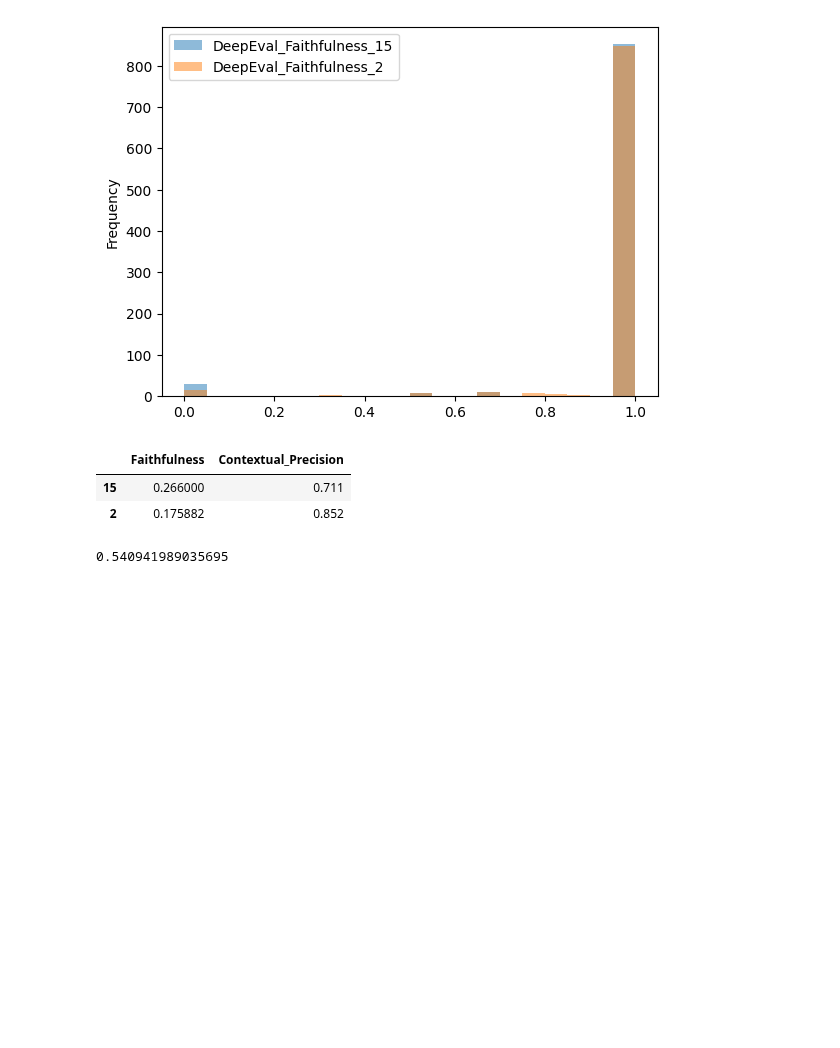
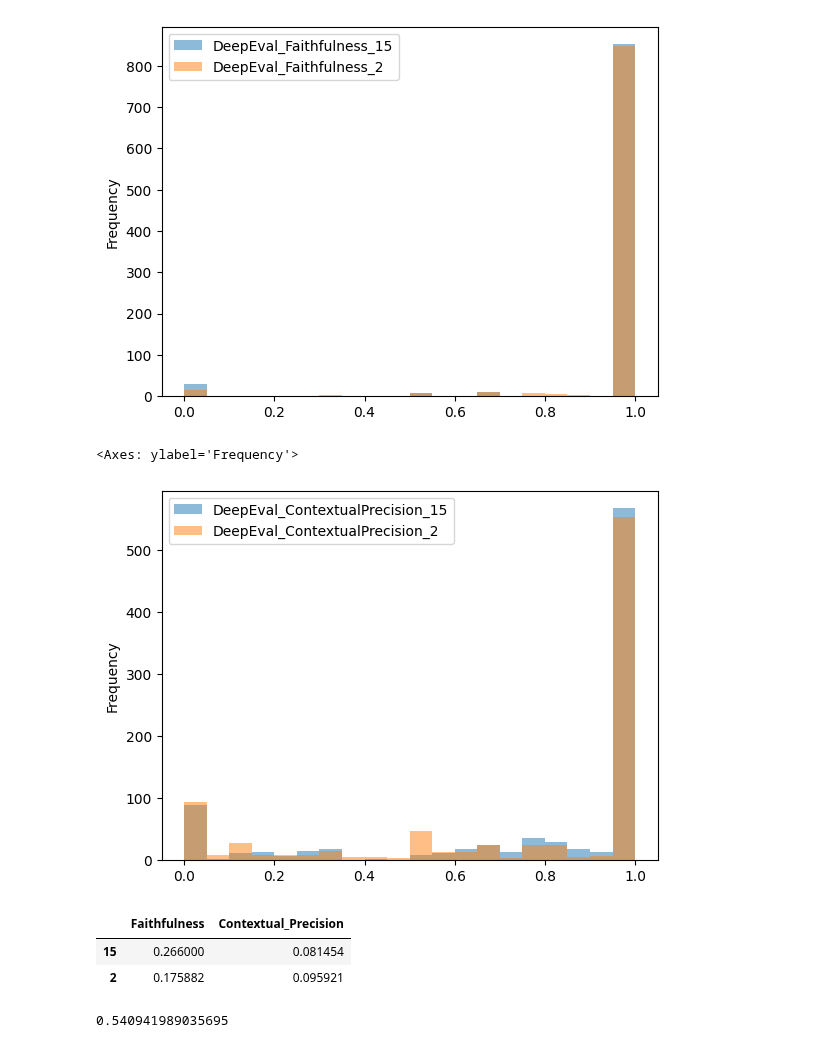
Before and after one commit to sr231/RAG-Evaluations, a Jupyter notebook: Results_Comparison.ipynb, the cells around one changed output. Cells and saved outputs as stored; diff of their text form; code cells hidden in the pictures; blank space fills up the shorter version.

```diff
--- a/Results_Comparison.ipynb
+++ b/Results_Comparison.ipynb
@@ -89,14 +137,21 @@ dpllm_results.plot.hist(column=['DeepEval_Faithfulness_15', 'DeepEval_Faithfulne
 # %% [output]
 <Axes: ylabel='Frequency'>
 [figure]
+# %%
+# contextual precision scores varied more but still seemed to overlap across LLMs;
+# Of course, this isn't showing the example vs example view
+dpllm_results.plot.hist(column=['DeepEval_ContextualPrecision_15', 'DeepEval_ContextualPrecision_2'], bins=20, alpha=0.5)
+# %% [output]
+<Axes: ylabel='Frequency'>
+[figure, added]
 # %%
 # compare across libraries
-# Difference between ARES and DeepEval (EDIT: CP is not accurate yet, 0s in place right now)
-abs(ares - dp_avg)
+# Difference between ARES and DeepEval
+abs(ares - dpf_avg)
 # %% [output]
 |  | Faithfulness | Contextual_Precision |
-| 15 | 0.266000 | 0.711 |
-| 2 | 0.175882 | 0.852 |
+| 15 | 0.266000 | 0.081454 |
+| 2 | 0.175882 | 0.095921 |
 # %%
 # 12/11 comparison of results from deepeval and ragas
 # This was using a dataset synthetically generated by deepeval
```
Also changed, not shown: parts of 12 cells of this notebook, 1 other file.
